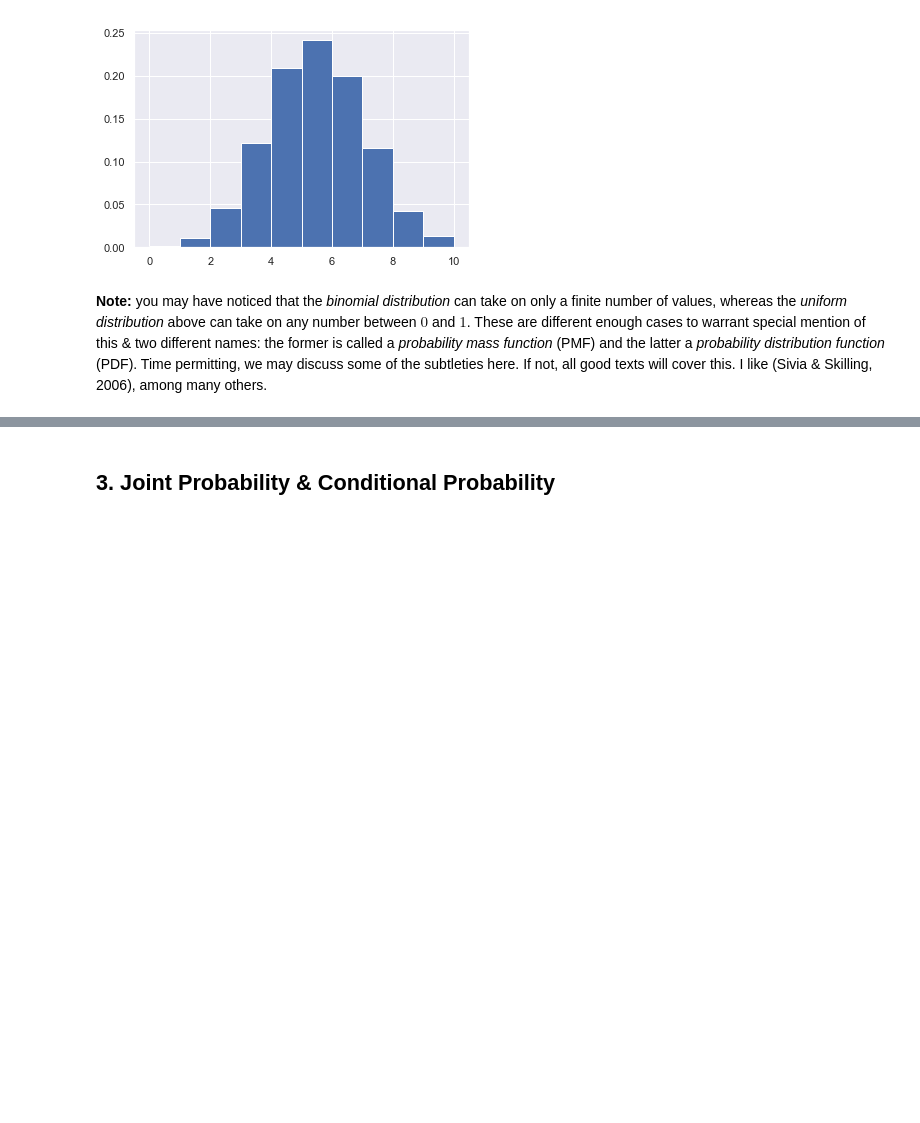
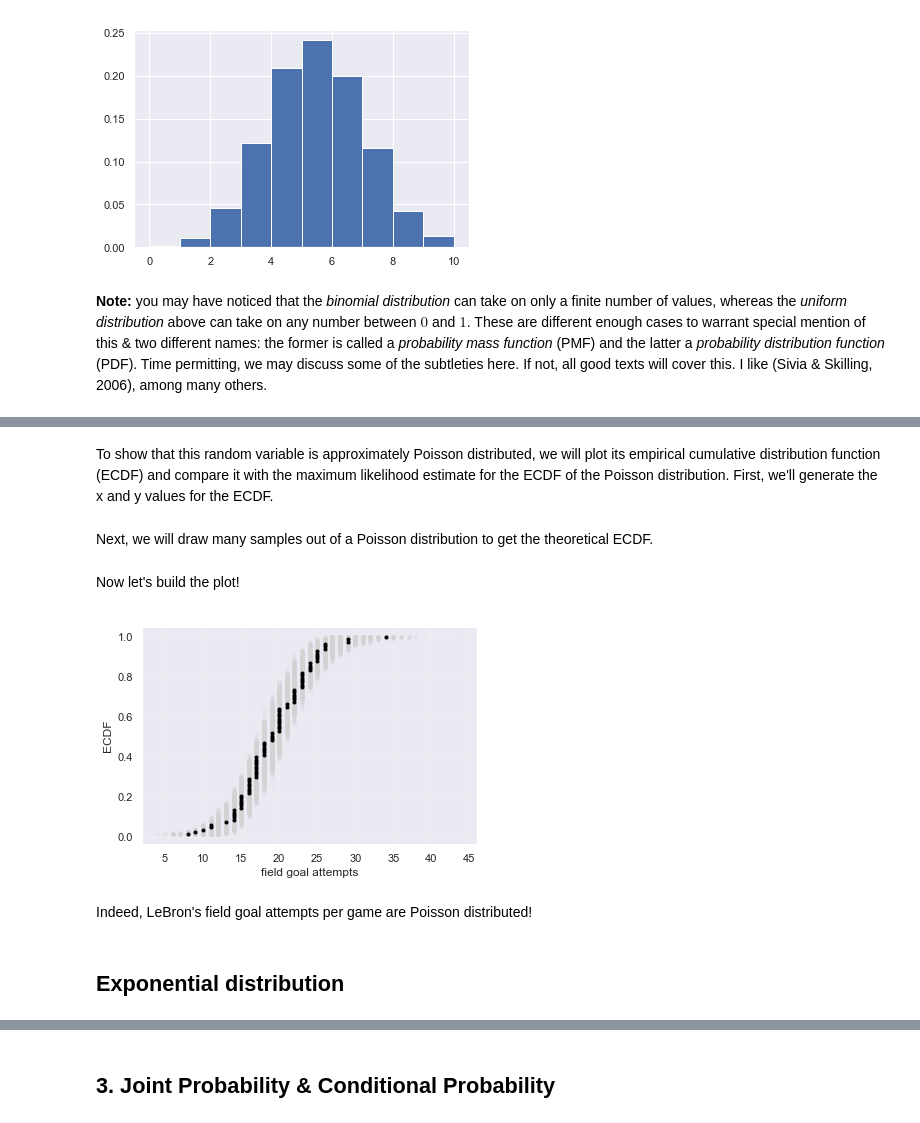
Before and after one commit to hugobowne/bayesian-stats-simulation-tutorial, a Jupyter notebook: notebooks/01-Instructor-Probability_a_simulated_introduction.ipynb, the cells around one changed output, grey strips where cells are left out. Cells and saved outputs as stored; diff of their text form; code cells hidden in the pictures; blank space fills up the shorter version.

```diff
--- a/notebooks/01-Instructor-Probability_a_simulated_introduction.ipynb
+++ b/notebooks/01-Instructor-Probability_a_simulated_introduction.ipynb
@@ -186,0 +263,35 @@ plt.hist(x, density=True);
+# %%
+fga = [19, 16, 15, 20, 20, 11, 15, 22, 34, 17, 20, 24, 14, 14,
+       24, 26, 14, 17, 20, 23, 16, 11, 22, 15, 18, 22, 23, 13,
+       18, 15, 23, 22, 23, 18, 17, 22, 17, 15, 23, 8, 16, 25,
+       18, 16, 17, 23, 17, 15, 20, 21, 10, 17, 22, 20, 20, 23,
+       17, 18, 16, 25, 25, 24, 19, 17, 25, 20, 20, 14, 25, 26,
+       29, 19, 16, 19, 18, 26, 24, 21, 14, 20, 29, 16, 9]
+# %% [markdown]
+To show that this random variable is approximately Poisson distributed, we will plot its empirical cumulative distribution function (ECDF) and compare it with the maximum likelihood estimate for the ECDF of the Poisson distribution. First, we'll generate the x and y values for the ECDF.
+# %%
+x_ecdf, y_ecdf = ecdf(fga)
+# %% [markdown]
+Next, we will draw many samples out of a Poisson distribution to get the theoretical ECDF.
+# %%
+n_reps = 1000
+x_theor = np.concatenate([np.sort(np.random.poisson(np.mean(fga), size=len(fga)))
+                               for _ in range(n_reps)])
+y_theor = np.concatenate([y_ecdf]*n_reps)
+# %% [markdown]
+Now let's build the plot!
+# %%
+# Set up axes
+fig, ax = plt.subplots()
+ax.grid(color='#eeeeee')
+ax.set_xlabel('field goal attempts')
+ax.set_ylabel('ECDF')
+
+ax.plot(x_theor, y_theor, '.', alpha=0.01, color='lightgray');
+ax.plot(x_ecdf, y_ecdf, '.', color='black');
+# %% [output]
+[figure, added]
+# %% [markdown]
+Indeed, LeBron's field goal attempts per game are Poisson distributed!
+# %% [markdown]
+## Exponential distribution
```
Also changed, not shown: parts of 33 cells of this notebook, 1 other file.
